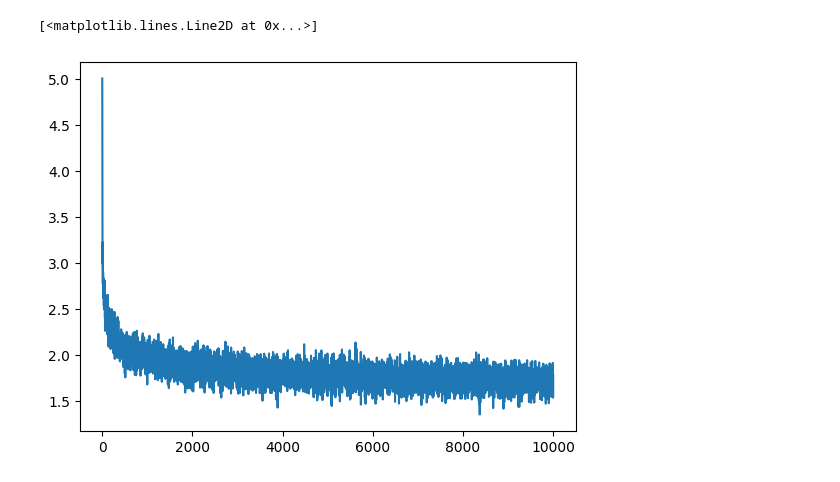
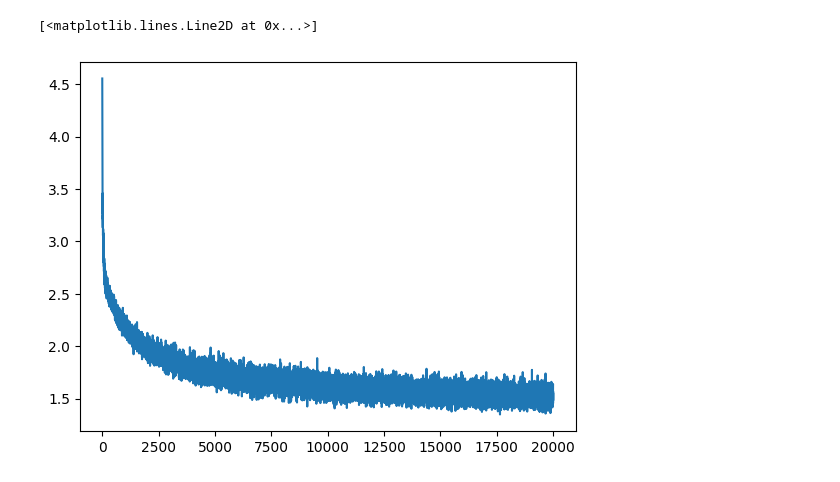
Before and after one commit to shayaanabsar/gpt, a Jupyter notebook: main.ipynb, the cells around one changed output. Drawn from its saved outputs; the diff is of its cells as text; code cells hidden in the pictures.

```diff
--- a/main.ipynb
+++ b/main.ipynb
@@ -26,12 +30,12 @@ test = data[split_v:]
 # %%
 batch_size = 16
-block_size = 32
+block_size = 64
 embedding_dimensions = 64
 num_heads = 4
 head_size = embedding_dimensions // num_heads
 num_decoders = 4
-learning_rate = 0.01
-iterations = 10000
+learning_rate = 0.001
+iterations = 20000
 device = 'mps'
 # %%
 def get_batch(data):
@@ -179,7 +182,7 @@ Train loss: 1.5774023532867432. Test loss: 1.728285551071167
-# %%
-plt.plot(times, losses)
-# %% [output]
-[<matplotlib.lines.Line2D at 0x...>]
-[figure, removed]
+# %%
+plt.plot([i for i in range(len(losses))], losses)
+# %% [output]
+[<matplotlib.lines.Line2D at 0x...>]
+[figure, added]
 # %%
 context = torch.zeros((1, block_size), dtype=torch.long, device=device)
```
Also changed, not shown: parts of 5 cells of this notebook, 2 other files.
